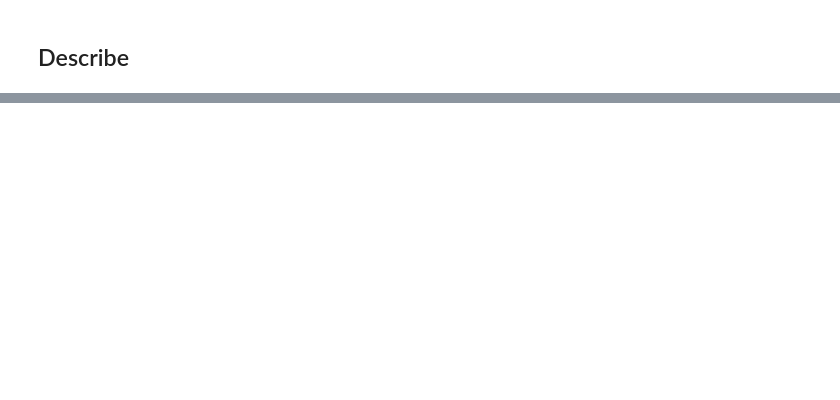
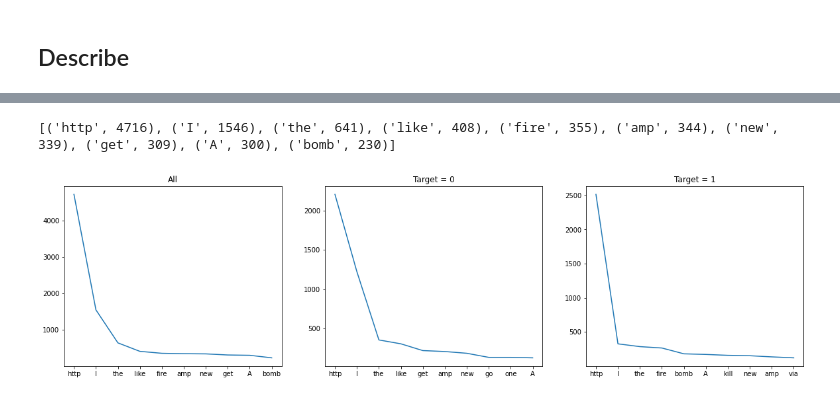
Before and after one commit to nviktorys/NLP0, a Jupyter notebook: 01_DataPreparation.ipynb, the cells around one changed output, grey strips where cells are left out. Saved outputs shown, nothing was run; the diff lists cells and outputs as text; code cells hidden in the pictures; blank space fills up the shorter version.

```diff
--- a/01_DataPreparation.ipynb
+++ b/01_DataPreparation.ipynb
@@ -167,2 +259,31 @@ fdist.plot(10)
+# %%
+# Words frequencies
+#fdist = FreqDist(words.word)
+#fdist = FreqDist(words_pnk.word)
+#fdist = FreqDist(words_stp.word)
+fdist = FreqDist(words_stp.word_ste)
+fdist0 = FreqDist(words_stp[words_stp.tgt==0].word_ste)
+fdist1 = FreqDist(words_stp[words_stp.tgt==1].word_ste)
+print(fdist.most_common(10))
+
+fig = plt.figure(figsize=(20, 5))
+gs = GridSpec(nrows=1, ncols=3)
+
+ax0 = fig.add_subplot(gs[0, 0])
+ax0.plot([fdist.most_common(10)[x][0] for x in range(10)],[fdist.most_common(10)[x][1] for x in range(10)])
+ax0.title.set_text("All")
+
+ax0 = fig.add_subplot(gs[0, 1])
+ax0.plot([fdist0.most_common(10)[x][0] for x in range(10)],[fdist0.most_common(10)[x][1] for x in range(10)])
+ax0.title.set_text("Target = 0")
+
+ax0 = fig.add_subplot(gs[0, 2])
+ax0.plot([fdist1.most_common(10)[x][0] for x in range(10)],[fdist1.most_common(10)[x][1] for x in range(10)])
+ax0.title.set_text("Target = 1")
+
+plt.show()
+# %% [output]
+[('http', 4716), ('I', 1546), ('the', 641), ('like', 408), ('fire', 355), ('amp', 344), ('new', 339), ('get', 309), ('A', 300), ('bomb', 230)]
+[figure, added]
 # %%
 # Cloud of words
```
Also changed, not shown: parts of 12 cells of this notebook.
